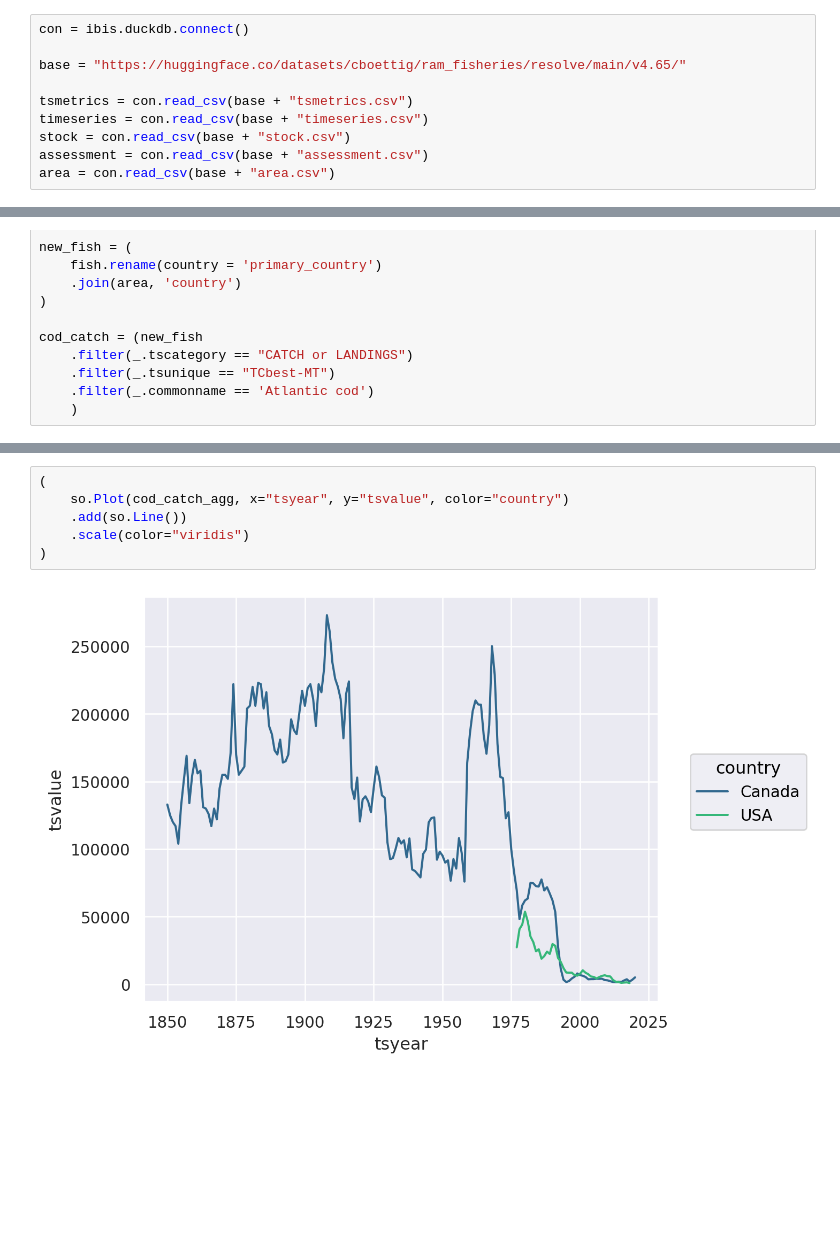
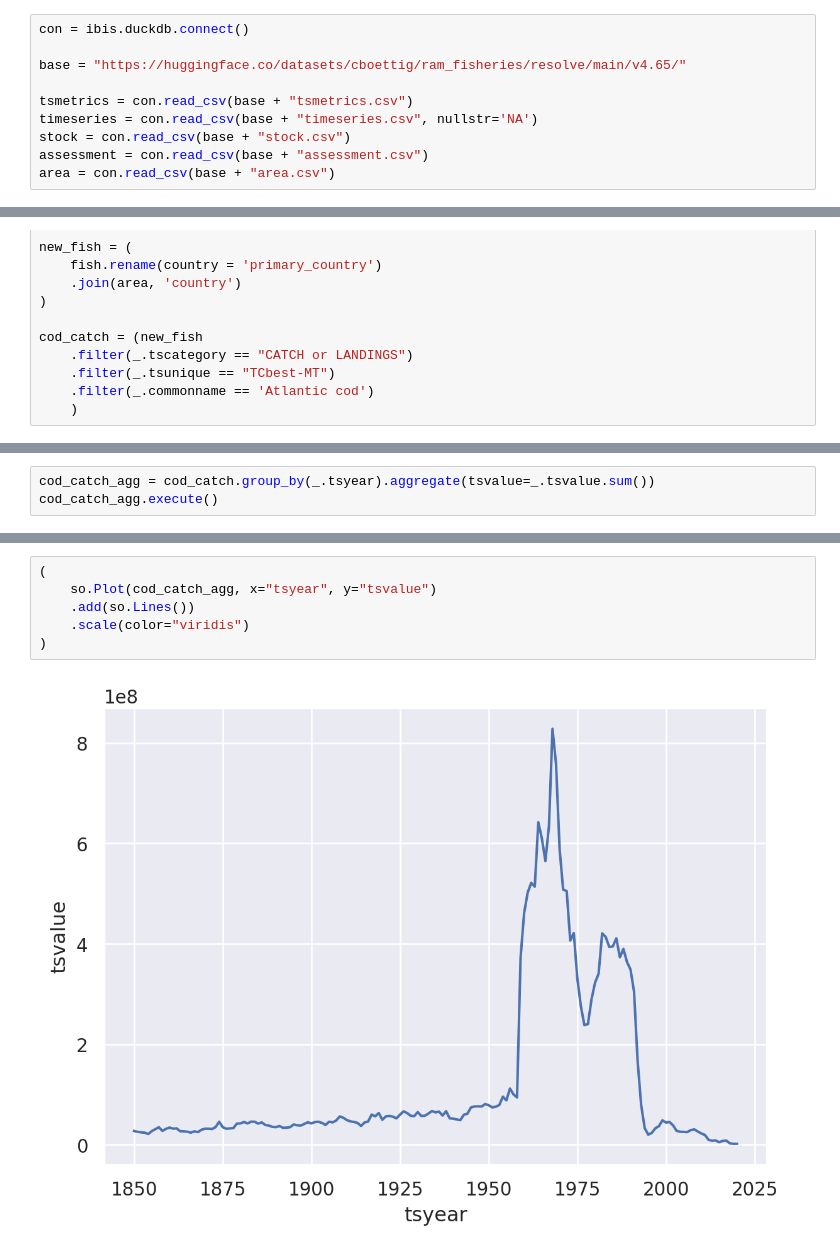
Before and after one commit to espm-288/fish-la-erg-fish, a Jupyter notebook: notebook.ipynb, the cells around one changed output, grey strips where cells are left out. Drawn from its saved outputs; the diff is of its cells as text; blank space fills up the shorter version.

Commit message:
Good Groupby method

```diff
--- a/notebook.ipynb
+++ b/notebook.ipynb
@@ -34,7 +34,7 @@ con = ibis.duckdb.connect()
 base = "https://huggingface.co/datasets/cboettig/ram_fisheries/resolve/main/v4.65/"
 
 tsmetrics = con.read_csv(base + "tsmetrics.csv")
-timeseries = con.read_csv(base + "timeseries.csv")
+timeseries = con.read_csv(base + "timeseries.csv", nullstr='NA')
 stock = con.read_csv(base + "stock.csv")
 assessment = con.read_csv(base + "assessment.csv")
 area = con.read_csv(base + "area.csv")
@@ -112,0 +117,3 @@ cod_catch_agg.execute()
+# %%
+cod_catch_agg = cod_catch.group_by(_.tsyear).aggregate(tsvalue=_.tsvalue.sum())
+cod_catch_agg.execute()
@@ -121,11 +150,11 @@ ibis.Schema {
 # %%
 (
-    so.Plot(cod_catch_agg, x="tsyear", y="tsvalue", color="country")
-    .add(so.Line())
+    so.Plot(cod_catch_agg, x="tsyear", y="tsvalue")
+    .add(so.Lines())
     .scale(color="viridis")
 )
 # %% [output]
-[figure, old version]
+[figure, new version]
 # %% [markdown]
 # Excersise 2: Global Fisheries
 
```
Also changed, not shown: parts of 7 cells of this notebook.
